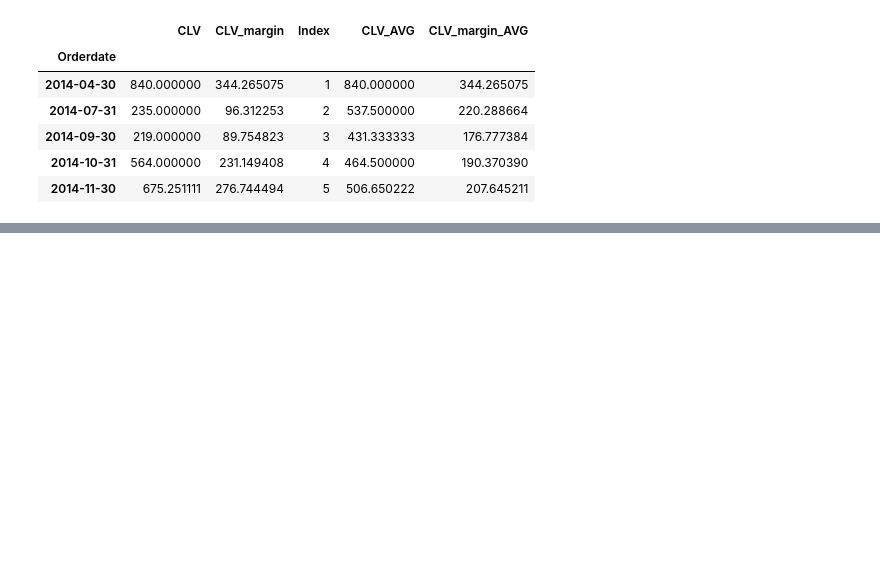
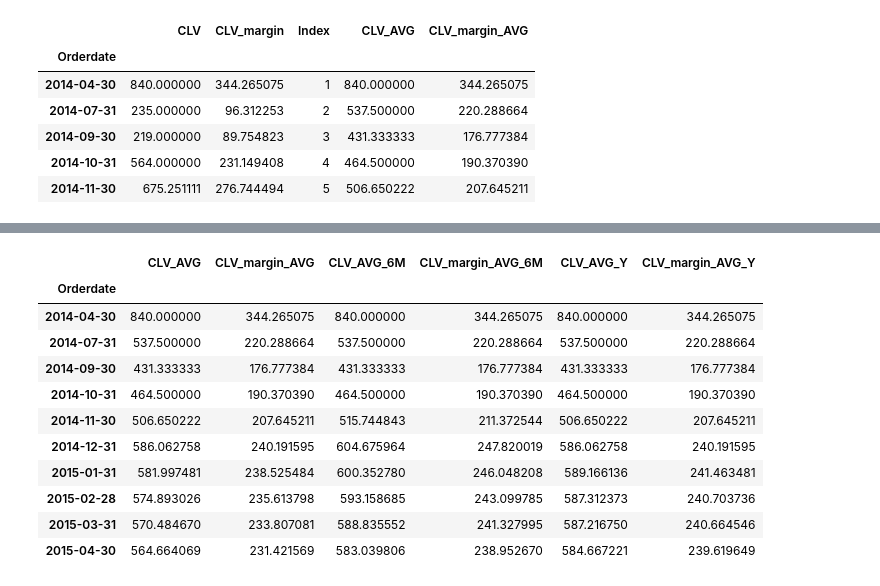
Before and after one commit to iwb-digital-growth-agency/python, a Jupyter notebook: CLV_Maxilia - nieuwe data set.ipynb, the cells around one changed output, grey strips where cells are left out. Saved outputs shown, nothing was run; the diff lists cells and outputs as text; code cells hidden in the pictures; blank space fills up the shorter version.

```diff
--- a/CLV_Maxilia - nieuwe data set.ipynb
+++ b/CLV_Maxilia - nieuwe data set.ipynb
@@ -532,0 +508,7 @@ df_transacties.tail(10)
+# %%
+# Toevoegen van gemiddelde CLV aan de data set bij CLV berekend met churn per 6 maanden
+df_clv_cum_6M = df_transacties[['CLV_churn_6M', 'CLV_margin_churn_6M']].copy()
+df_clv_cum_6M.dropna(inplace=True)
+df_clv_cum['CLV_AVG_6M'] = df_clv_cum_6M['CLV_churn_6M'].cumsum().div(df_clv_cum['Index'])
+df_clv_cum['CLV_margin_AVG_6M'] = df_clv_cum_6M['CLV_margin_churn_6M'].cumsum().div(df_clv_cum['Index'])
+df_clv_cum.head()
@@ -532,0 +523,7 @@ df_transacties.tail(10)
+# %%
+# Toevoegen van gemiddelde CLV aan de data set bij CLV berekend met churn per jaar
+df_clv_cum_Y = df_transacties[['CLV_churn_Y', 'CLV_margin_churn_Y']].copy()
+df_clv_cum_Y.dropna(inplace=True)
+df_clv_cum['CLV_AVG_Y'] = df_clv_cum_Y['CLV_churn_Y'].cumsum().div(df_clv_cum['Index'])
+df_clv_cum['CLV_margin_AVG_Y'] = df_clv_cum_Y['CLV_margin_churn_Y'].cumsum().div(df_clv_cum['Index'])
+df_clv_cum.head()
@@ -532,0 +538,19 @@ df_transacties.tail(10)
+# %%
+# Dataset overhouden met alle gemiddeldes
+# CLV_AVG is churn berekend per maand, 6M churn berekend over 6 maanden, Y is churn berekend over een jaar
+# Margin is steeds berekend over de gehele dataset en zelfde marge is gebruikt in alle berekeningen (kan eventueel nog per maand, 6 maanden, jaar etc. berekend worden)
+df_clv_avg = df_clv_cum[['CLV_AVG', 'CLV_margin_AVG', 'CLV_AVG_6M', 'CLV_margin_AVG_6M', 'CLV_AVG_Y', 'CLV_margin_AVG_Y']].copy()
+df_clv_avg.head(10)
+# %% [output]
+|  | CLV_AVG | CLV_margin_AVG | CLV_AVG_6M | CLV_margin_AVG_6M | CLV_AVG_Y | CLV_margin_AVG_Y |
+| Orderdate |  |  |  |  |  |  |
+| 2014-04-30 | 840.000000 | 344.265075 | 840.000000 | 344.265075 | 840.000000 | 344.265075 |
+| 2014-07-31 | 537.500000 | 220.288664 | 537.500000 | 220.288664 | 537.500000 | 220.288664 |
+| 2014-09-30 | 431.333333 | 176.777384 | 431.333333 | 176.777384 | 431.333333 | 176.777384 |
+| 2014-10-31 | 464.500000 | 190.370390 | 464.500000 | 190.370390 | 464.500000 | 190.370390 |
+| 2014-11-30 | 506.650222 | 207.645211 | 515.744843 | 211.372544 | 506.650222 | 207.645211 |
+| 2014-12-31 | 586.062758 | 240.191595 | 604.675964 | 247.820019 | 586.062758 | 240.191595 |
+| 2015-01-31 | 581.997481 | 238.525484 | 600.352780 | 246.048208 | 589.166136 | 241.463481 |
+| 2015-02-28 | 574.893026 | 235.613798 | 593.158685 | 243.099785 | 587.312373 | 240.703736 |
+| 2015-03-31 | 570.484670 | 233.807081 | 588.835552 | 241.327995 | 587.216750 | 240.664546 |
+| 2015-04-30 | 564.664069 | 231.421569 | 583.039806 | 238.952670 | 584.667221 | 239.619649 |
```
Also changed, not shown: parts of 27 cells of this notebook, 3 other files.
